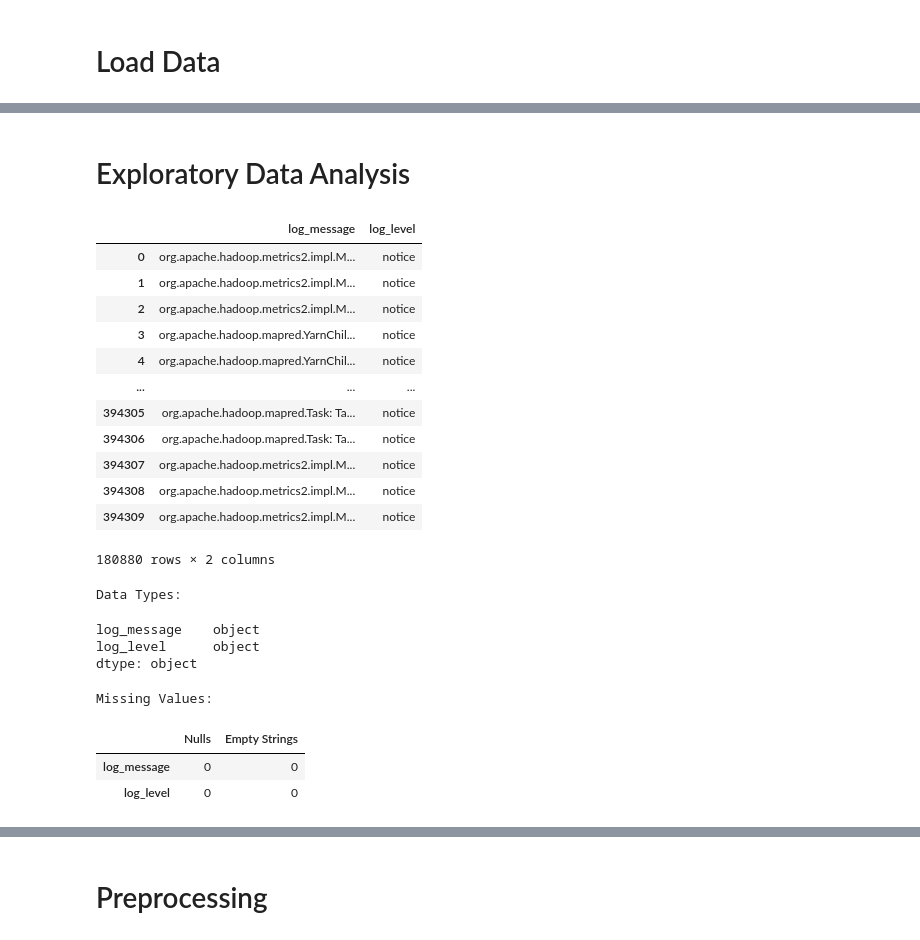
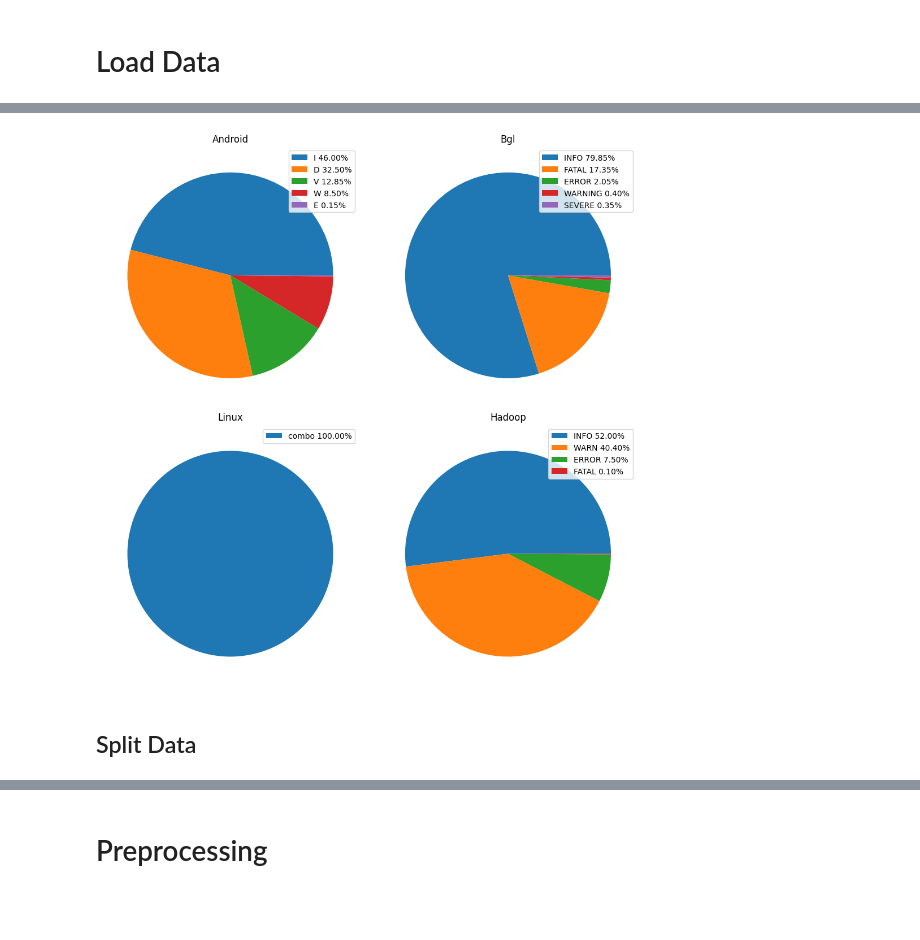
Before and after one commit to lstk44/Homomorphic-Encryption, a Jupyter notebook: UCLogFiles/LogFileAnomalyDetection.ipynb, the cells around one changed output, grey strips where cells are left out. Cells and saved outputs as stored; diff of their text form; code cells hidden in the pictures; blank space fills up the shorter version.

```diff
--- a/UCLogFiles/LogFileAnomalyDetection.ipynb
+++ b/UCLogFiles/LogFileAnomalyDetection.ipynb
@@ -360,0 +160,2 @@ dataframe = df_hadoop.copy()
+# %%
+data = load_csv()
@@ -360,0 +170,8 @@ dataframe = df_hadoop.copy()
+# %%
+# filter datasets to only include the ones which have a Level column (containing: Warning, Info, Error, ...)
+data = {k:v for k,v in data.items() if 'Level' in v.columns}
+# check for unique logs based on EventTemplate
+unique_logs = pd.Series({key: len(data[key]['EventTemplate'].unique()) for key in data.keys()})
+unique_logs = unique_logs.sort_values(ascending=False)
+print('Unique Logs per Dataset')
+unique_logs
@@ -361,2 +191,19 @@ dataframe = df_hadoop.copy()
+# %%
+# piechart of log levels of ['android', 'bgl', 'linux', 'hadoop'] datasets
+fig, axs = plt.subplots(2, 2, figsize=(10, 10))
+axs = axs.flatten()
+for i, log in enumerate(['android', 'bgl', 'linux', 'hadoop']):
+    counts = data[log]['Level'].value_counts()
+    percentages = 100 * counts / counts.sum()
+    labels = [f'{level} {percentage:.2f}%' for level, percentage in zip(counts.index, percentages)]
+
+    axs[i].pie(counts, labels=None)
+    axs[i].set_title(log.title())
+    axs[i].legend(labels, loc='upper right')
+
+    axs[i].set_ylabel('')
+plt.tight_layout()
+# %% [output]
+[figure, added]
 # %% [markdown]
-# Exploratory Data Analysis
+## Split Data
@@ -365,35 +209,0 @@ target_feature = 'log_level'
-# %%
-# Display head & tail
-dataframe
-# %% [output]
-|  | log_message | log_level |
-| 0 | org.apache.hadoop.metrics2.impl.M... | notice |
-| 1 | org.apache.hadoop.metrics2.impl.M... | notice |
-| 2 | org.apache.hadoop.metrics2.impl.M... | notice |
-| 3 | org.apache.hadoop.mapred.YarnChil... | notice |
-| 4 | org.apache.hadoop.mapred.YarnChil... | notice |
-| ... | ... | ... |
-| 394305 | org.apache.hadoop.mapred.Task: Ta... | notice |
-| 394306 | org.apache.hadoop.mapred.Task: Ta... | notice |
-| 394307 | org.apache.hadoop.metrics2.impl.M... | notice |
-| 394308 | org.apache.hadoop.metrics2.impl.M... | notice |
-| 394309 | org.apache.hadoop.metrics2.impl.M... | notice |
-180880 rows × 2 columns
-# %%
-# Data types
-print('Data Types:\n')
-dataframe.dtypes
-# %% [output]
-Data Types:
-log_message    object
-log_level      object
-dtype: object
-# %%
-# Missing values
-print('Missing Values:', '\n')
-pd.concat([dataframe.isnull().sum(), dataframe.eq('').sum()], keys=['Nulls','Empty Strings'], axis=1)
-# %% [output]
-Missing Values:
-|  | Nulls | Empty Strings |
-| log_message | 0 | 0 |
-| log_level | 0 | 0 |
```
Also changed, not shown: parts of 56 cells of this notebook.
